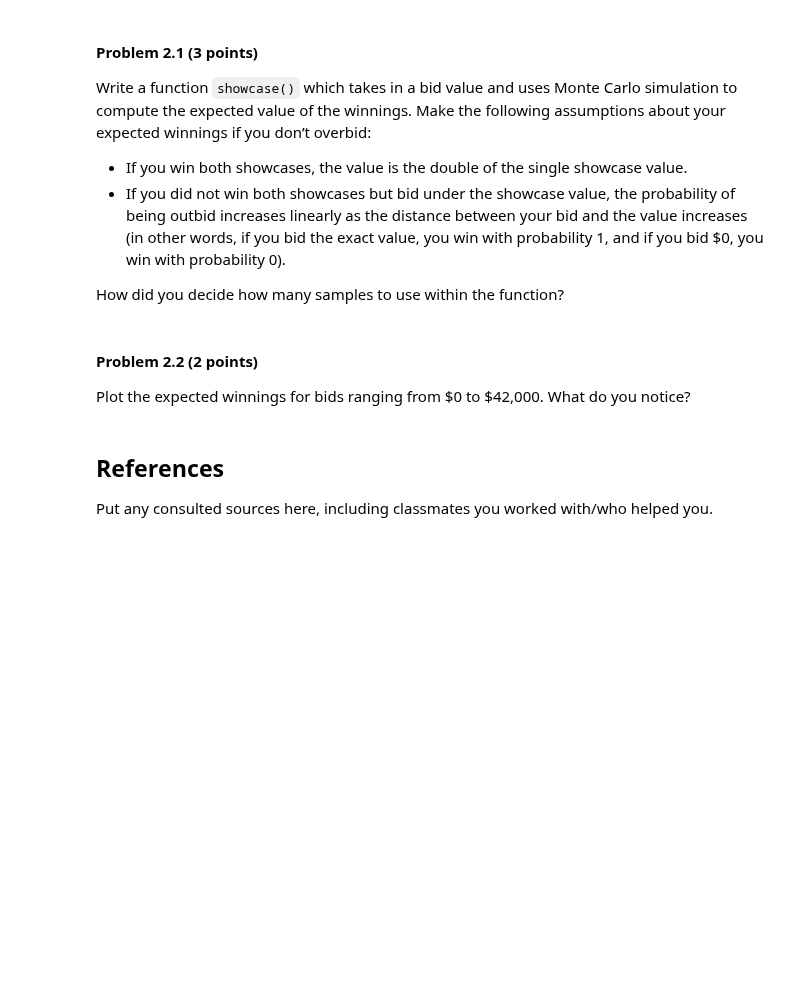
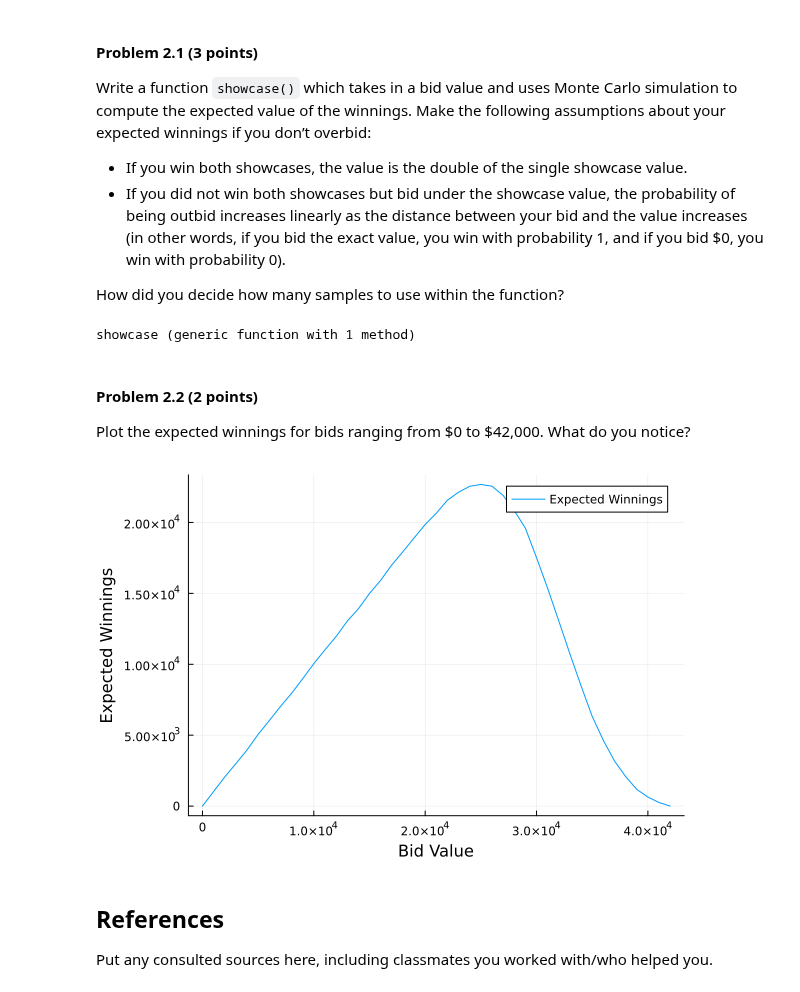
Before and after one commit to BEE4750-FA23/lab-02-LesediK01, a Jupyter notebook: lab02.ipynb, the cells around one changed output. Drawn from its saved outputs; the diff is of its cells as text; code cells hidden in the pictures; blank space fills up the shorter version.

```diff
--- a/lab02.ipynb
+++ b/lab02.ipynb
@@ -265,11 +263,61 @@ following assumptions about your expected winnings if you don’t overbid:
     win with probability 0).
 
 How did you decide how many samples to use within the function?
+# %%
+function win_both_showcases(bid_value, actual_value) #modular function based on assumption 1
+    return 2 * actual_value
+end
+
+function win_one_showcase(bid_value, actual_value) #modular function based on assumption 2
+    prob_of_outbid = (actual_value - bid_value)/actual_value #compute probability of being outbid
+    if rand() > prob_of_outbid
+        return actual_value
+    else
+        return 0
+    end
+end
+
+# Monte Carlo simulation
+function simulate_showcase(bid_value, truncated_distribution, samples)
+    winnings = 0.0
+    for i in 1: samples
+        actual_value = rand(truncated_distribution)
+        if  bid_value == actual_value
+            winnings += win_both_showcases(bid_value, actual_value)
+        elseif bid_value < actual_value
+            winnings += win_one_showcase(bid_value, actual_value)
+        end
+    end
+    return winnings / samples #outputted return as expected winnings
+end
+
+
+function showcase(bid_value; samples = 75000) #initialise showcase function
+    initial_distribution = Normal(31000,4500)
+    truncated_distribution = truncated(initial_distribution, 5000, 42000)
+    return simulate_showcase(bid_value, truncated_distribution, samples) #call simulate_case function
+end
+# %% [output]
+showcase (generic function with 1 method)
 # %% [markdown]
 #### Problem 2.2 (2 points)
 
 Plot the expected winnings for bids ranging from \$0 to \$42,000. What
 do you notice?
+# %%
+bids = Int[] #initialize empty array to store bids
+for i in range(start = 0, stop = 42000, step = 1000)
+    push!(bids, i)
+end
+
+winnings = Float64[] #initialize array to store winnings
+for bid in bids
+    push!(winnings, showcase(bid))
+end
+
+plot(bids, winnings, xlabel = "Bid Value", ylabel = "Expected Winnings", label = "Expected Winnings")
+# %% [output]
+[figure, added]
 # %% [markdown]
 ## References
 
```
Also changed, not shown: parts of 2 cells of this notebook.
